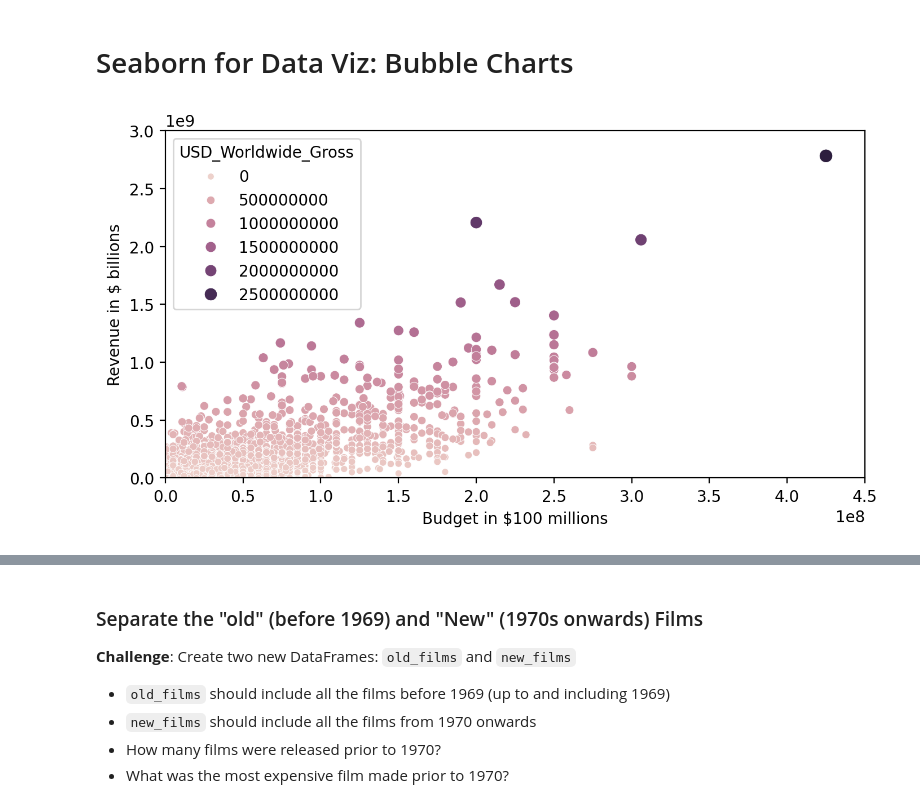
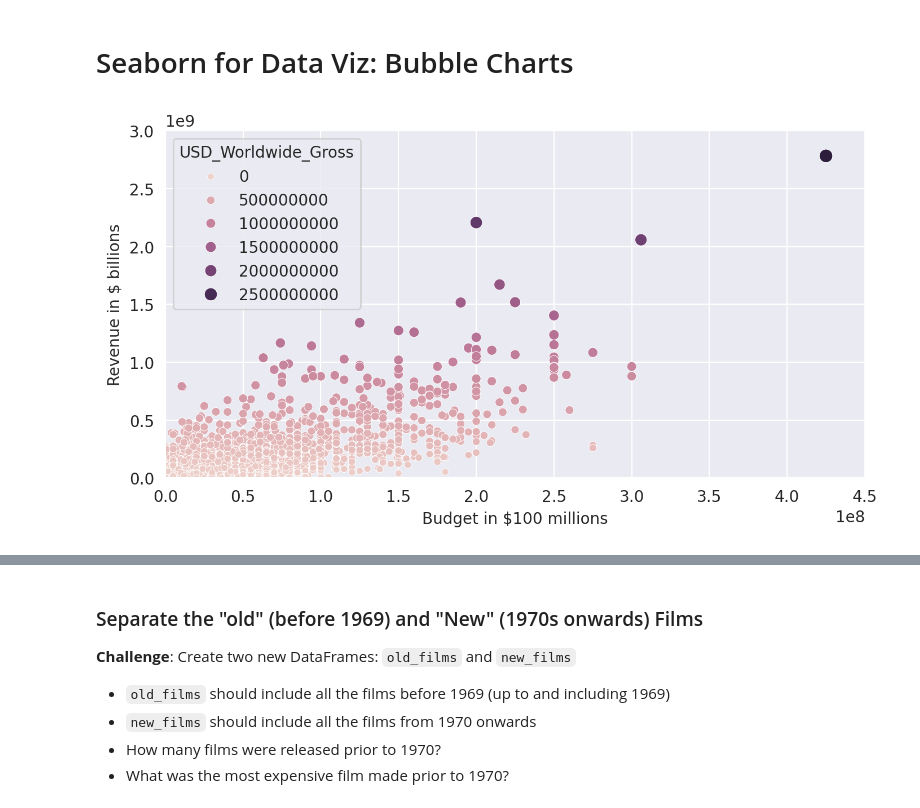
Before and after one commit to itsjordanmuller/2023-python-100-days, a Jupyter notebook: Day-078/Projects/Linear Regressions and Seaborn/Seaborn_and_Linear_Regression_(start).ipynb, the cells around one changed output, grey strips where cells are left out. Drawn from its saved outputs; the diff is of its cells as text; code cells hidden in the pictures.

```diff
--- a/Day-078/Projects/Linear Regressions and Seaborn/Seaborn_and_Linear_Regression_(start).ipynb
+++ b/Day-078/Projects/Linear Regressions and Seaborn/Seaborn_and_Linear_Regression_(start).ipynb
@@ -298,13 +298,14 @@ money_losing.shape[0]/data_clean.shape[0]
 # %%
 plt.figure(figsize=(8,4), dpi=200)
 
-ax = sns.scatterplot(data=data_clean, x='USD_Production_Budget',  y='USD_Worldwide_Gross', hue="USD_Worldwide_Gross", size="USD_Worldwide_Gross")
+with sns.axes_style('darkgrid'):
+    ax = sns.scatterplot(data=data_clean, x='USD_Production_Budget',  y='USD_Worldwide_Gross', hue="USD_Worldwide_Gross", size="USD_Worldwide_Gross")
 
 ax.set(ylim=(0, 3000000000), xlim=(0, 450000000), ylabel='Revenue in $ billions', xlabel='Budget in $100 millions')
 
 plt.show()
 # %% [output]
-[figure, old version]
+[figure, new version]
 # %% [markdown]
 ### Plotting Movie Releases over Time
 
```
Also changed, not shown: parts of 1 cell of this notebook.
